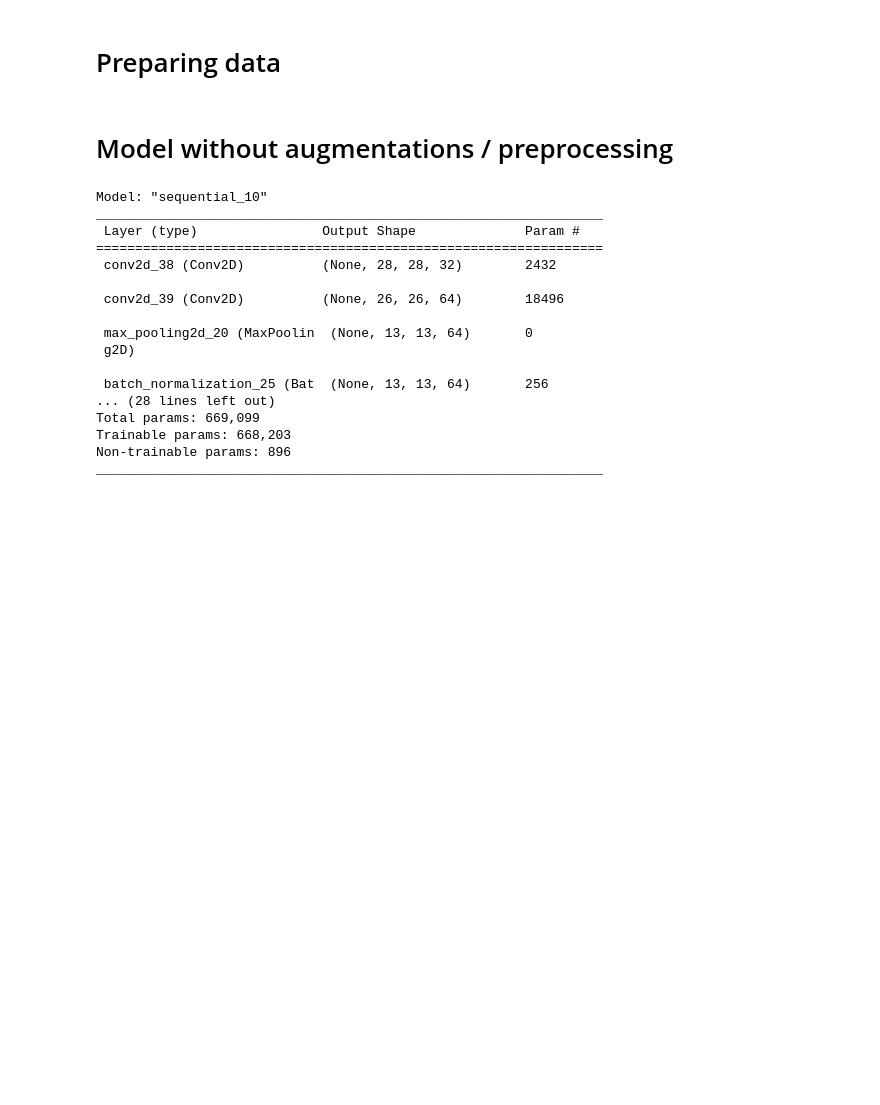
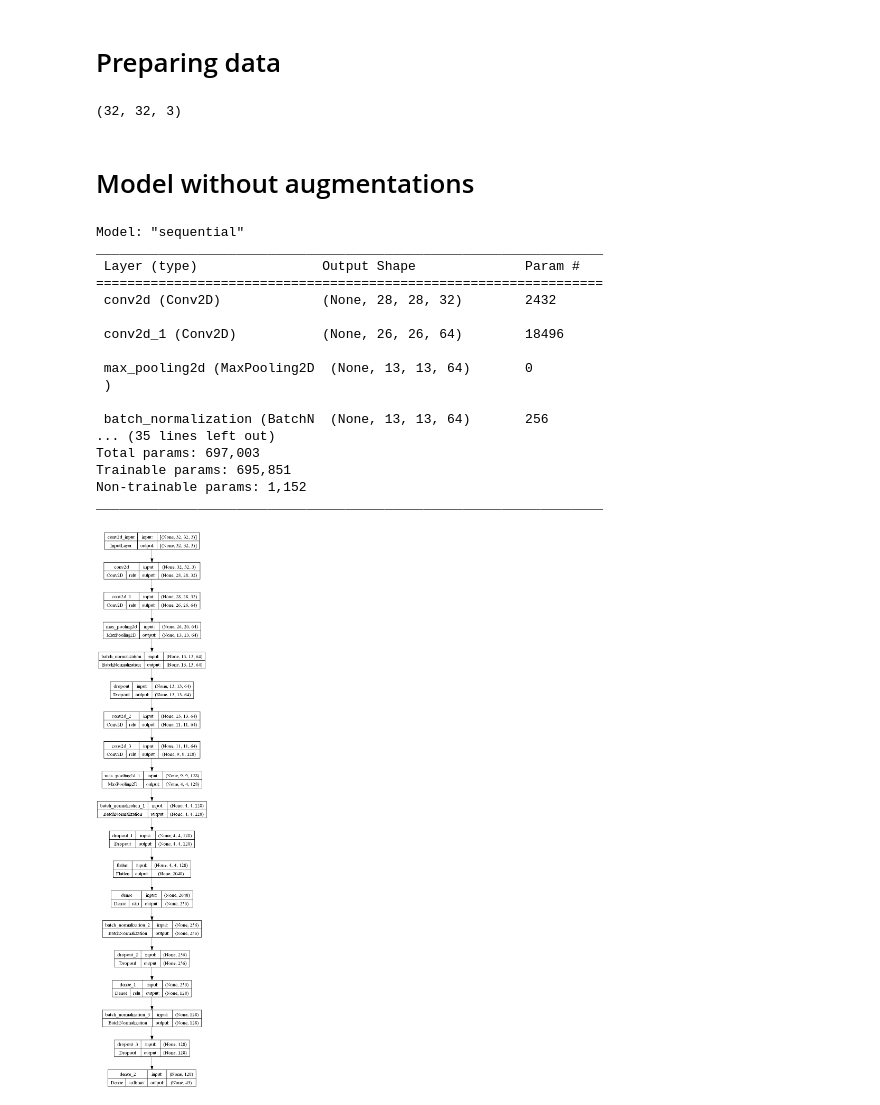
Before and after one commit to imarekkus/Master-s_Thesis, a Jupyter notebook: kody/EDA + Model.ipynb, the cells around one changed output. Saved outputs shown, nothing was run; the diff lists cells and outputs as text; code cells hidden in the pictures; blank space fills up the shorter version.

```diff
--- a/kody/EDA + Model.ipynb
+++ b/kody/EDA + Model.ipynb
@@ -382,12 +402,16 @@ y_train = np.array(trainLabels)
 
 X_test = np.array(testImages)
 y_test = np.array(testLabels)
+# %%
+X_train[8000].shape
+# %% [output]
+(32, 32, 3)
 # %%
 # One hot encoding for labels
 y_train = to_categorical(y_train, 43)
 y_test = to_categorical(y_test, 43)
 # %% [markdown]
-# Model without augmentations / preprocessing
+# Model without augmentations
 # %%
 # CNN architecture
 model = Sequential()
@@ -409,25 +433,33 @@ model.add(Dense(256, activation='relu'))
 model.add(BatchNormalization())
 model.add(Dropout(rate=0.5))
 
+model.add(Dense(128, activation='relu'))
+model.add(BatchNormalization())
+model.add(Dropout(rate=0.2))
+
 model.add(Dense(43, activation='softmax'))
 # %%
 model.summary()
 # %% [output]
-Model: "sequential_10"
+Model: "sequential"
 _________________________________________________________________
  Layer (type)                Output Shape              Param #
 =================================================================
- conv2d_38 (Conv2D)          (None, 28, 28, 32)        2432
+ conv2d (Conv2D)             (None, 28, 28, 32)        2432
 
- conv2d_39 (Conv2D)          (None, 26, 26, 64)        18496
+ conv2d_1 (Conv2D)           (None, 26, 26, 64)        18496
 
- max_pooling2d_20 (MaxPoolin  (None, 13, 13, 64)       0
- g2D)
+ max_pooling2d (MaxPooling2D  (None, 13, 13, 64)       0
+ )
 
- batch_normalization_25 (Bat  (None, 13, 13, 64)       256
-... (28 lines left out)
-Total params: 669,099
-Trainable params: 668,203
-Non-trainable params: 896
+ batch_normalization (BatchN  (None, 13, 13, 64)       256
+... (35 lines left out)
+Total params: 697,003
+Trainable params: 695,851
+Non-trainable params: 1,152
 _________________________________________________________________
+# %%
+plot_model(model, "MA_thesis_classifier.png", show_shapes=True, show_layer_names=True, show_layer_activations=True)
+# %% [output]
+[figure, added]
 # %%
```
Also changed, not shown: parts of 26 cells of this notebook, 13 other files.
